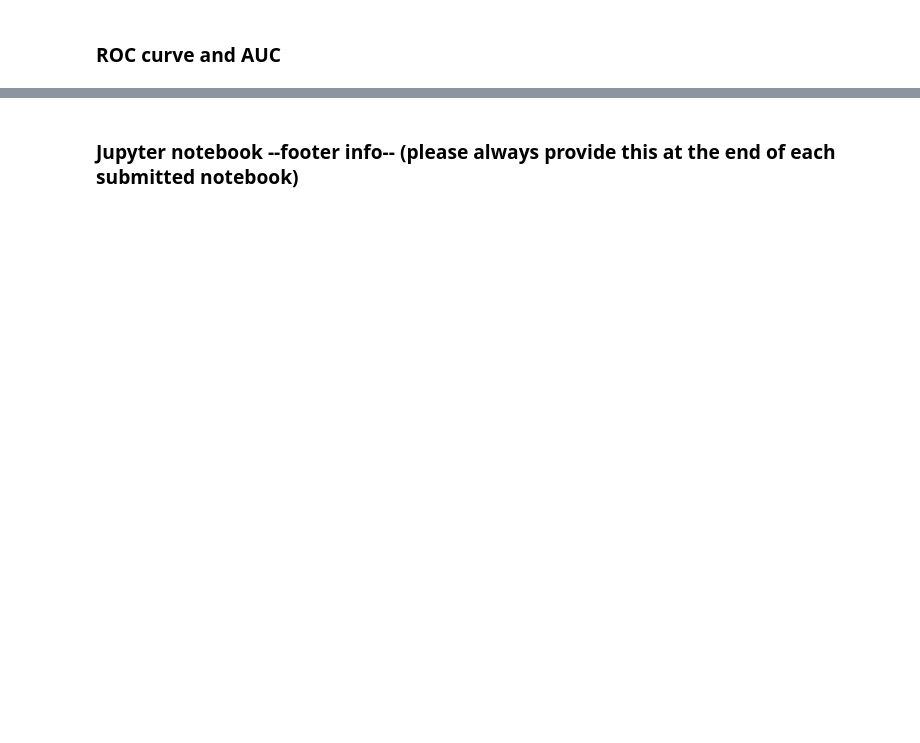
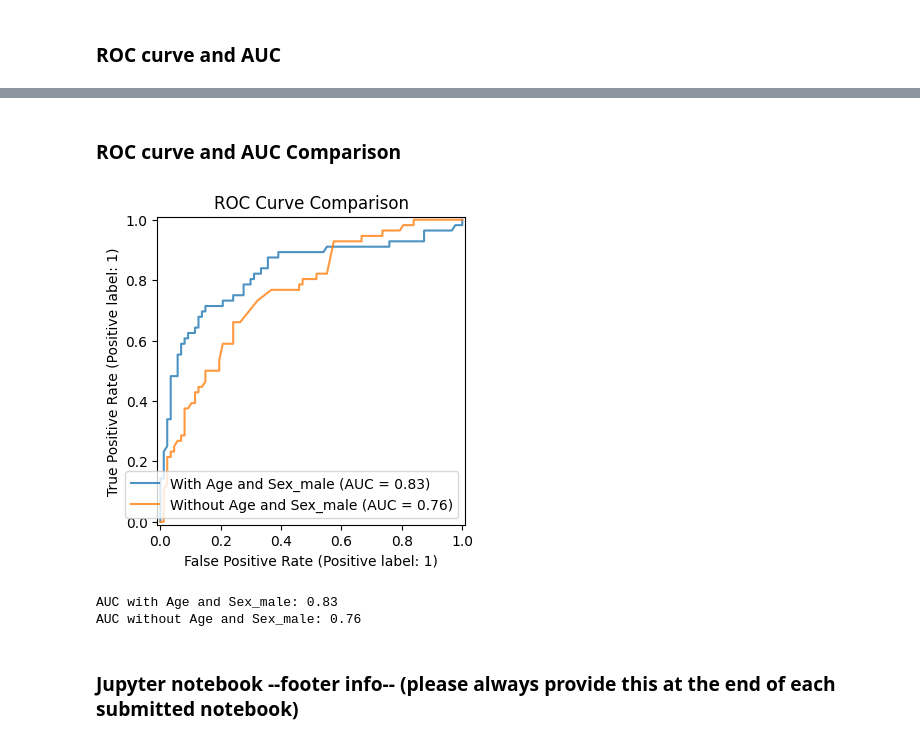
Before and after one commit to oetiklu1/data_analytics, a Jupyter notebook: Week_09/classification_analysis_titanic.ipynb, the cells around one changed output, grey strips where cells are left out. Saved outputs shown, nothing was run; the diff lists cells and outputs as text; code cells hidden in the pictures; blank space fills up the shorter version.

```diff
--- a/Week_09/classification_analysis_titanic.ipynb
+++ b/Week_09/classification_analysis_titanic.ipynb
@@ -408,3 +398,46 @@ plt.show()
+# %% [markdown]
+### ROC curve and AUC Comparison
+# %%
+# Model with 'Age' and 'Sex_male'
+X_full = df_titanic[['Age', 'Sex_male', 'Pclass', 'Fare']]
+y = df_titanic['Survived']
+
+X_train_full, X_test_full, y_train_full, y_test_full = train_test_split(X_full, y, test_size=0.2, random_state=42)
+
+rfc_full = RandomForestClassifier(random_state=20, max_depth=10)
+rfc_full.fit(X_train_full, y_train_full)
+
+# Model without 'Age' and 'Sex_male'
+X_reduced = df_titanic[['Pclass', 'Fare']]
+
+X_train_reduced, X_test_reduced, y_train_reduced, y_test_reduced = train_test_split(X_reduced, y, test_size=0.2, random_state=42)
+
+rfc_reduced = RandomForestClassifier(random_state=20, max_depth=10)
+rfc_reduced.fit(X_train_reduced, y_train_reduced)
+
+# Plot ROC curves
+plt.figure(figsize=(6,4))
+ax = plt.gca()
+RocCurveDisplay.from_estimator(rfc_full, X_test_full, y_test_full, ax=ax, alpha=0.8, name='With Age and Sex_male')
+RocCurveDisplay.from_estimator(rfc_reduced, X_test_reduced, y_test_reduced, ax=ax, alpha=0.8, name='Without Age and Sex_male')
+plt.title('ROC Curve Comparison')
+plt.show()
+
+# Calculate AUC values
+from sklearn.metrics import roc_auc_score
+
+y_score_full = rfc_full.predict_proba(X_test_full)[:,1]
+auc_full = roc_auc_score(y_test_full, y_score_full)
+
+y_score_reduced = rfc_reduced.predict_proba(X_test_reduced)[:,1]
+auc_reduced = roc_auc_score(y_test_reduced, y_score_reduced)
+
+print(f'AUC with Age and Sex_male: {auc_full:.2f}')
+print(f'AUC without Age and Sex_male: {auc_reduced:.2f}')
+# %% [output]
+[figure, added]
+AUC with Age and Sex_male: 0.83
+AUC without Age and Sex_male: 0.76
 # %% [markdown]
 ### Jupyter notebook --footer info-- (please always provide this at the end of each submitted notebook)
 # %%
```
Also changed, not shown: parts of 11 cells of this notebook.
